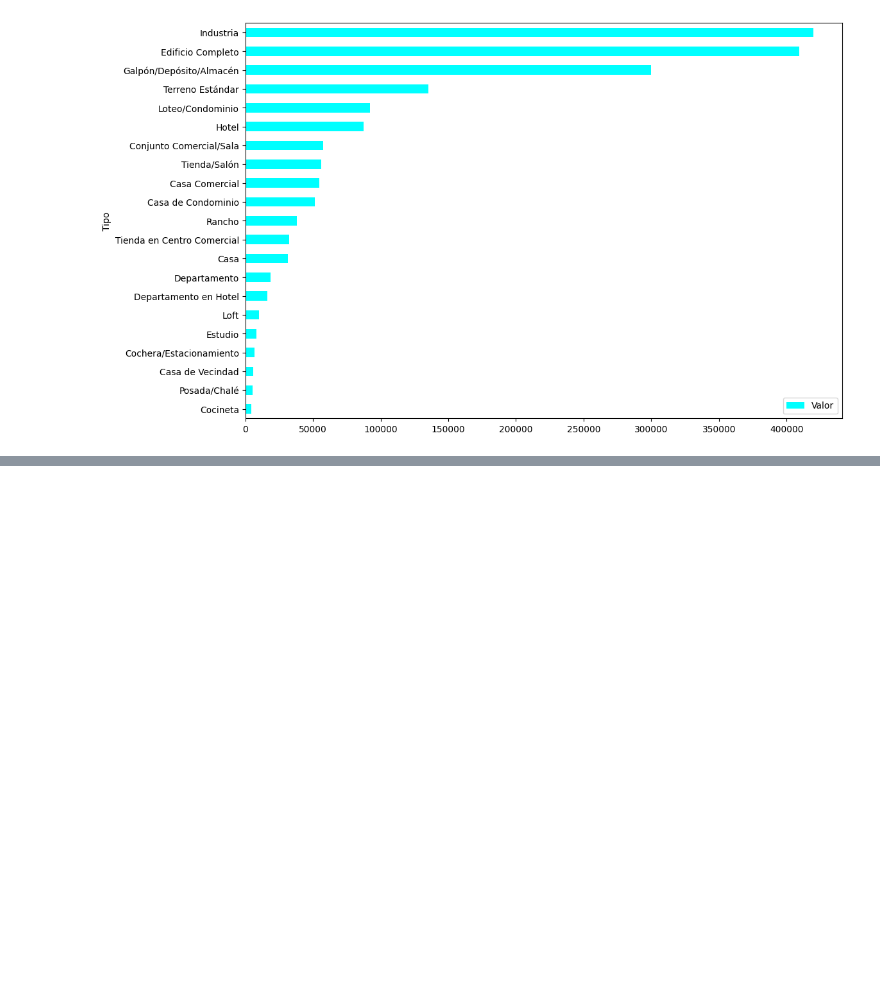
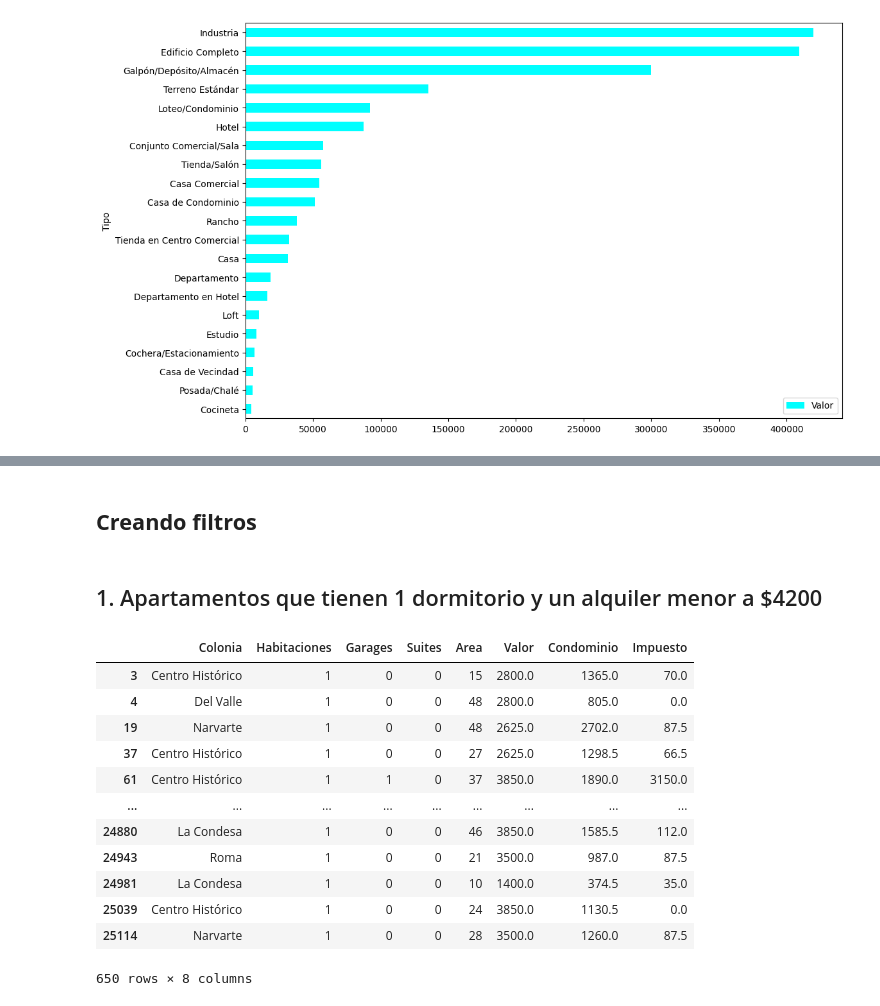
Before and after one commit to Kross363/Python-Data-Science, a Jupyter notebook: Pandas_biblioteca.ipynb, the cells around one changed output, grey strips where cells are left out. Drawn from its saved outputs; the diff is of its cells as text; code cells hidden in the pictures; blank space fills up the shorter version.

```diff
--- a/Pandas_biblioteca.ipynb
+++ b/Pandas_biblioteca.ipynb
@@ -196,0 +289,6 @@ df_tipo_precio.plot(kind="barh",figsize=(12,8),color="cyan")
+# %%
+# Esta variable sirve para pasarle a la funcion de abajo los datos que hay que remover
+datos_remover=datos.query("Valor==0 | Condominio==0").index
+# %%
+# La funcion .drop() remueve las columnas que les pasemos, en este caso les pasamos la variable datos_remover
+datos.drop(datos_remover,axis=0,inplace=True)
@@ -196,0 +299,4 @@ df_tipo_precio.plot(kind="barh",figsize=(12,8),color="cyan")
+# %%
+# Eliminamos la columna Tipo ya que todas son departamento
+datos.drop("Tipo",axis=1,inplace=True)
+datos.sample(10)
@@ -196,0 +315,21 @@ df_tipo_precio.plot(kind="barh",figsize=(12,8),color="cyan")
+# %% [markdown]
+## **Creando filtros**
+# %% [markdown]
+## 1. Apartamentos que tienen 1 dormitorio y un alquiler menor a $4200
+# %%
+seleccion_1=datos.query("Habitaciones==1 & Valor<4200")
+seleccion_1
+# %% [output]
+|  | Colonia | Habitaciones | Garages | Suites | Area | Valor | Condominio | Impuesto |
+| 3 | Centro Histórico | 1 | 0 | 0 | 15 | 2800.0 | 1365.0 | 70.0 |
+| 4 | Del Valle | 1 | 0 | 0 | 48 | 2800.0 | 805.0 | 0.0 |
+| 19 | Narvarte | 1 | 0 | 0 | 48 | 2625.0 | 2702.0 | 87.5 |
+| 37 | Centro Histórico | 1 | 0 | 0 | 27 | 2625.0 | 1298.5 | 66.5 |
+| 61 | Centro Histórico | 1 | 1 | 0 | 37 | 3850.0 | 1890.0 | 3150.0 |
+| ... | ... | ... | ... | ... | ... | ... | ... | ... |
+| 24880 | La Condesa | 1 | 0 | 0 | 46 | 3850.0 | 1585.5 | 112.0 |
+| 24943 | Roma | 1 | 0 | 0 | 21 | 3500.0 | 987.0 | 87.5 |
+| 24981 | La Condesa | 1 | 0 | 0 | 10 | 1400.0 | 374.5 | 35.0 |
+| 25039 | Centro Histórico | 1 | 0 | 0 | 24 | 3850.0 | 1130.5 | 0.0 |
+| 25114 | Narvarte | 1 | 0 | 0 | 28 | 3500.0 | 1260.0 | 87.5 |
+650 rows × 8 columns
```
Also changed, not shown: parts of 12 cells of this notebook.
